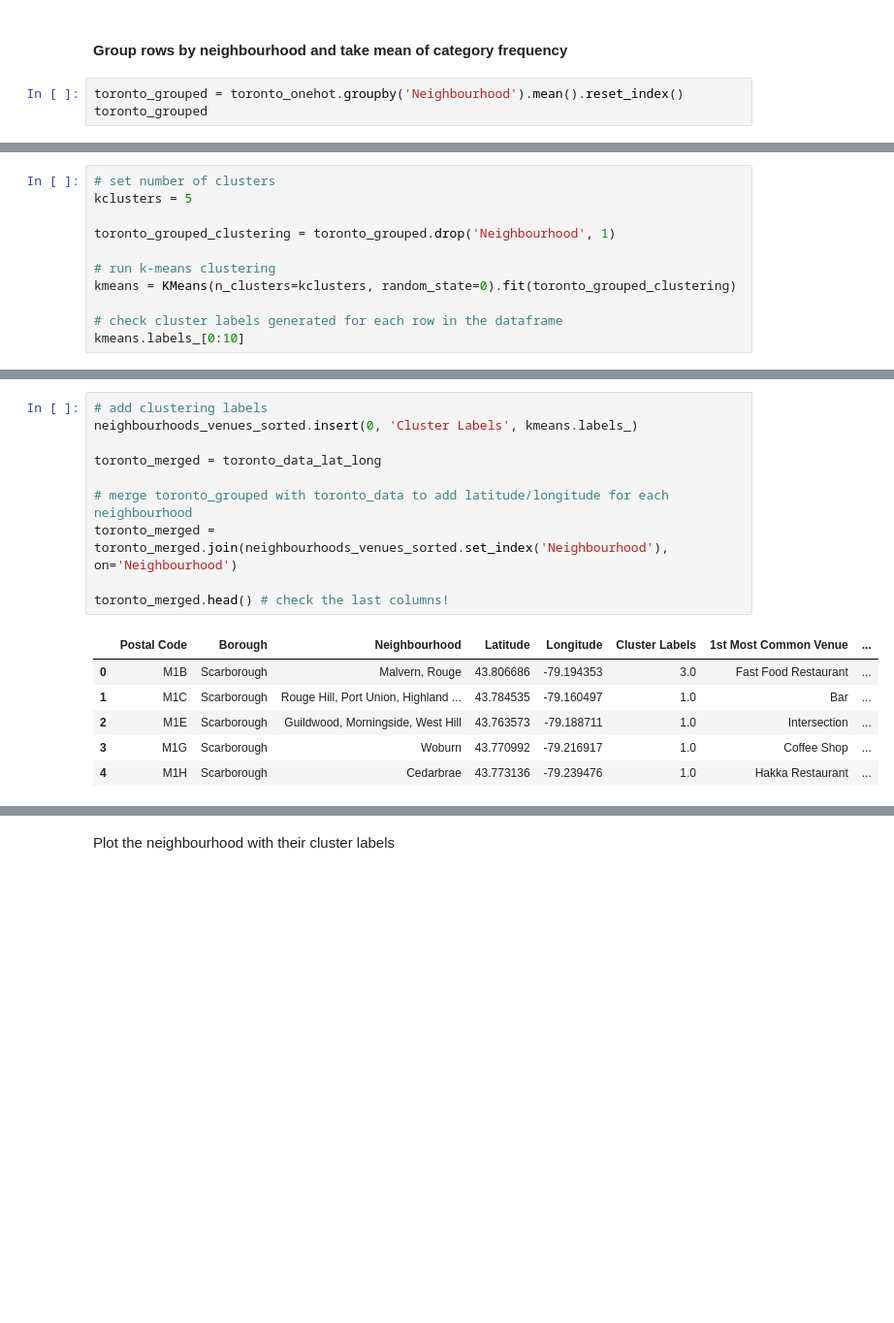
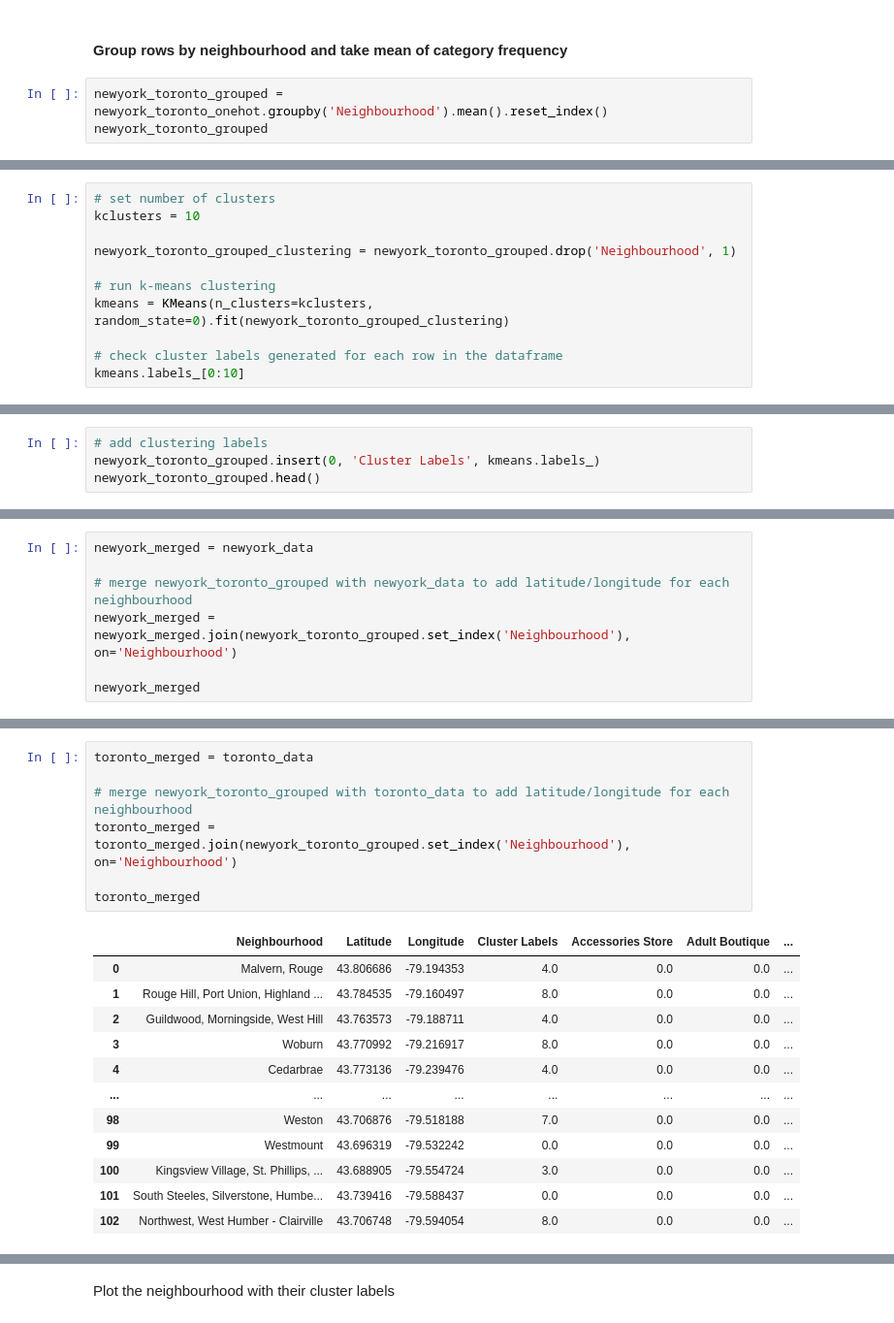
Before and after one commit to procal/Coursera_Capstone, a Jupyter notebook: Coursera Capstone Week 3.ipynb, the cells around one changed output, grey strips where cells are left out. Shown at 97% size. Cells and saved outputs as stored; diff of their text form; blank space fills up the shorter version.

```diff
--- a/Coursera Capstone Week 3.ipynb
+++ b/Coursera Capstone Week 3.ipynb
@@ -446,6 +438,6 @@ toronto_onehot.head()
 # %% [markdown]
 #### Group rows by neighbourhood and take mean of category frequency
 # %%
-toronto_grouped = toronto_onehot.groupby('Neighbourhood').mean().reset_index()
-toronto_grouped
+newyork_toronto_grouped = newyork_toronto_onehot.groupby('Neighbourhood').mean().reset_index()
+newyork_toronto_grouped
 # %% [output]
@@ -537,11 +461,11 @@ k-means cluster neighbourhoods into 5 clusters in similarity of venue frequency
 # %%
 # set number of clusters
-kclusters = 5
+kclusters = 10
 
-toronto_grouped_clustering = toronto_grouped.drop('Neighbourhood', 1)
+newyork_toronto_grouped_clustering = newyork_toronto_grouped.drop('Neighbourhood', 1)
 
 # run k-means clustering
-kmeans = KMeans(n_clusters=kclusters, random_state=0).fit(toronto_grouped_clustering)
+kmeans = KMeans(n_clusters=kclusters, random_state=0).fit(newyork_toronto_grouped_clustering)
 
 # check cluster labels generated for each row in the dataframe
 kmeans.labels_[0:10]
@@ -549,0 +476,4 @@ array([1, 1, 1, 1, 1, 1, 1, 1, 1, 1])
+# %%
+# add clustering labels
+newyork_toronto_grouped.insert(0, 'Cluster Labels', kmeans.labels_)
+newyork_toronto_grouped.head()
@@ -551,0 +492,7 @@ Create a new dataframe which includes the cluster label
+# %%
+newyork_merged = newyork_data
+
+# merge newyork_toronto_grouped with newyork_data to add latitude/longitude for each neighbourhood
+newyork_merged = newyork_merged.join(newyork_toronto_grouped.set_index('Neighbourhood'), on='Neighbourhood')
+
+newyork_merged
@@ -552,17 +515,20 @@ Create a new dataframe which includes the cluster label
 # %%
-# add clustering labels
-neighbourhoods_venues_sorted.insert(0, 'Cluster Labels', kmeans.labels_)
+toronto_merged = toronto_data
 
-toronto_merged = toronto_data_lat_long
+# merge newyork_toronto_grouped with toronto_data to add latitude/longitude for each neighbourhood
+toronto_merged = toronto_merged.join(newyork_toronto_grouped.set_index('Neighbourhood'), on='Neighbourhood')
 
-# merge toronto_grouped with toronto_data to add latitude/longitude for each neighbourhood
-toronto_merged = toronto_merged.join(neighbourhoods_venues_sorted.set_index('Neighbourhood'), on='Neighbourhood')
-
-toronto_merged.head() # check the last columns!
+toronto_merged
 # %% [output]
-|  | Postal Code | Borough | Neighbourhood | Latitude | Longitude | Cluster Labels | 1st Most Common Venue | ... |
-| 0 | M1B | Scarborough | Malvern, Rouge | 43.806686 | -79.194353 | 3.0 | Fast Food Restaurant | ... |
-| 1 | M1C | Scarborough | Rouge Hill, Port Union, Highland ... | 43.784535 | -79.160497 | 1.0 | Bar | ... |
-| 2 | M1E | Scarborough | Guildwood, Morningside, West Hill | 43.763573 | -79.188711 | 1.0 | Intersection | ... |
-| 3 | M1G | Scarborough | Woburn | 43.770992 | -79.216917 | 1.0 | Coffee Shop | ... |
-| 4 | M1H | Scarborough | Cedarbrae | 43.773136 | -79.239476 | 1.0 | Hakka Restaurant | ... |
+|  | Neighbourhood | Latitude | Longitude | Cluster Labels | Accessories Store | Adult Boutique | ... |
+| 0 | Malvern, Rouge | 43.806686 | -79.194353 | 4.0 | 0.0 | 0.0 | ... |
+| 1 | Rouge Hill, Port Union, Highland ... | 43.784535 | -79.160497 | 8.0 | 0.0 | 0.0 | ... |
+| 2 | Guildwood, Morningside, West Hill | 43.763573 | -79.188711 | 4.0 | 0.0 | 0.0 | ... |
+| 3 | Woburn | 43.770992 | -79.216917 | 8.0 | 0.0 | 0.0 | ... |
+| 4 | Cedarbrae | 43.773136 | -79.239476 | 4.0 | 0.0 | 0.0 | ... |
+| ... | ... | ... | ... | ... | ... | ... | ... |
+| 98 | Weston | 43.706876 | -79.518188 | 7.0 | 0.0 | 0.0 | ... |
+| 99 | Westmount | 43.696319 | -79.532242 | 0.0 | 0.0 | 0.0 | ... |
+| 100 | Kingsview Village, St. Phillips, ... | 43.688905 | -79.554724 | 3.0 | 0.0 | 0.0 | ... |
+| 101 | South Steeles, Silverstone, Humbe... | 43.739416 | -79.588437 | 0.0 | 0.0 | 0.0 | ... |
+| 102 | Northwest, West Humber - Clairville | 43.706748 | -79.594054 | 8.0 | 0.0 | 0.0 | ... |
```
Also changed, not shown: parts of 92 cells of this notebook.
